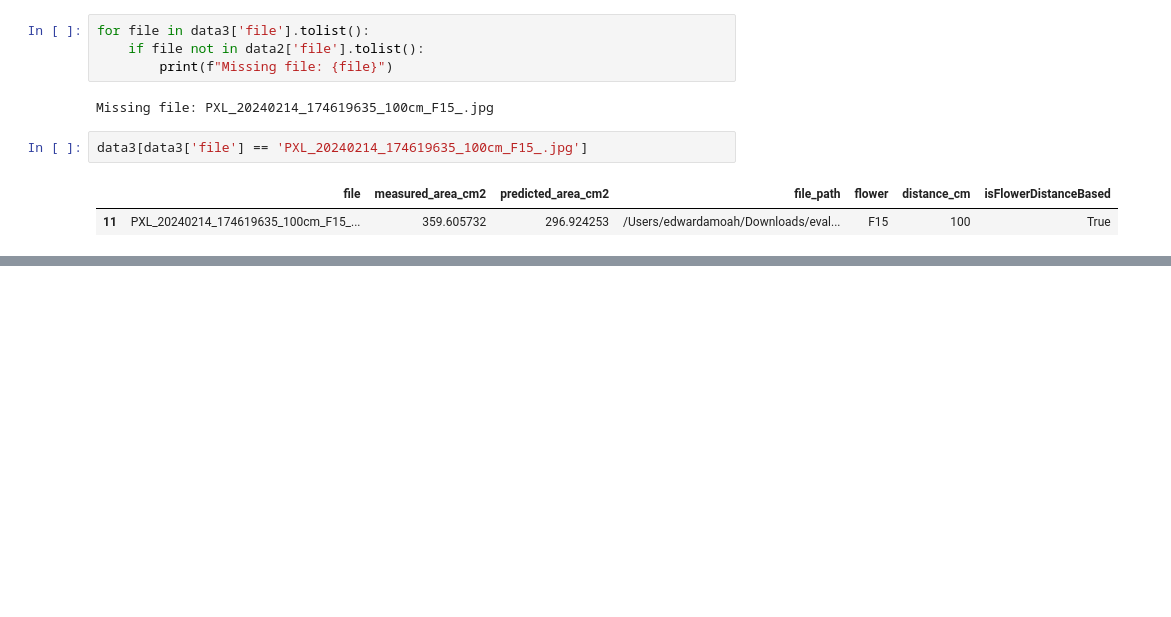
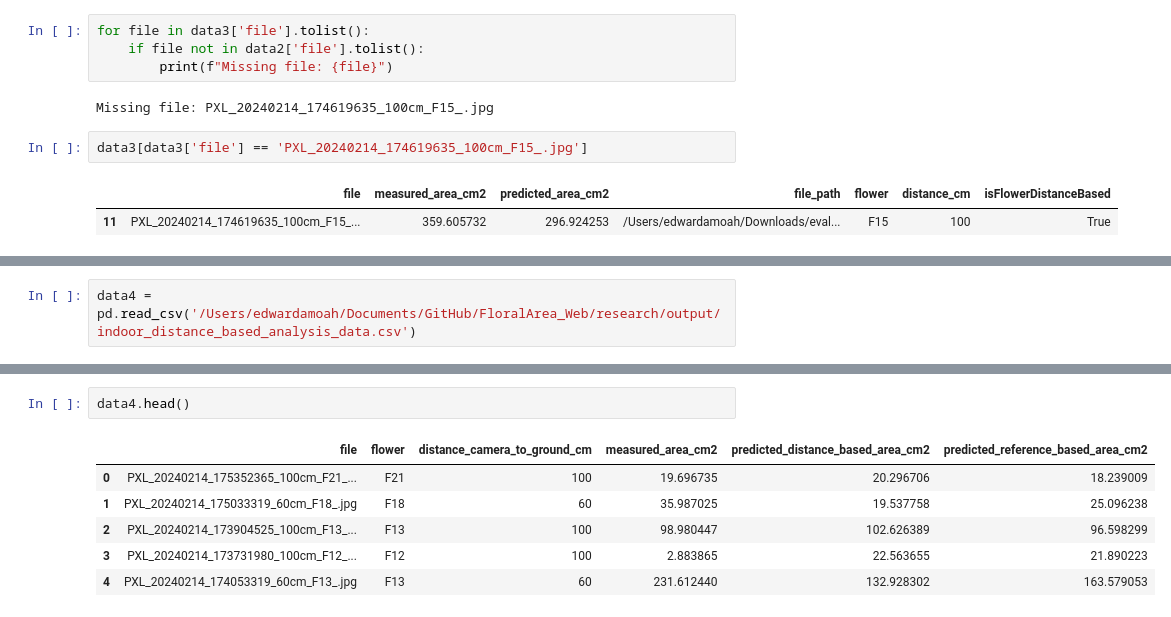
Before and after one commit to eai6/FloralArea_Web, a Jupyter notebook: research/notebooks/hannah_data_analysis.ipynb, the cells around one changed output, grey strips where cells are left out. Saved outputs shown, nothing was run; the diff lists cells and outputs as text; blank space fills up the shorter version.

```diff
--- a/research/notebooks/hannah_data_analysis.ipynb
+++ b/research/notebooks/hannah_data_analysis.ipynb
@@ -1330,0 +1355,2 @@ data3[data3['file'] == 'PXL_20240214_174619635_100cm_F15_.jpg']
+# %%
+data4 = pd.read_csv('/Users/edwardamoah/Documents/GitHub/FloralArea_Web/research/output/indoor_distance_based_analysis_data.csv')
@@ -1330,0 +1392,9 @@ data3[data3['file'] == 'PXL_20240214_174619635_100cm_F15_.jpg']
+# %%
+data4.head()
+# %% [output]
+|  | file | flower | distance_camera_to_ground_cm | measured_area_cm2 | predicted_distance_based_area_cm2 | predicted_reference_based_area_cm2 |
+| 0 | PXL_20240214_175352365_100cm_F21_... | F21 | 100 | 19.696735 | 20.296706 | 18.239009 |
+| 1 | PXL_20240214_175033319_60cm_F18_.jpg | F18 | 60 | 35.987025 | 19.537758 | 25.096238 |
+| 2 | PXL_20240214_173904525_100cm_F13_... | F13 | 100 | 98.980447 | 102.626389 | 96.598299 |
+| 3 | PXL_20240214_173731980_100cm_F12_... | F12 | 100 | 2.883865 | 22.563655 | 21.890223 |
+| 4 | PXL_20240214_174053319_60cm_F13_.jpg | F13 | 60 | 231.612440 | 132.928302 | 163.579053 |
```
Also changed, not shown: parts of 13 cells of this notebook, 6 other files.
